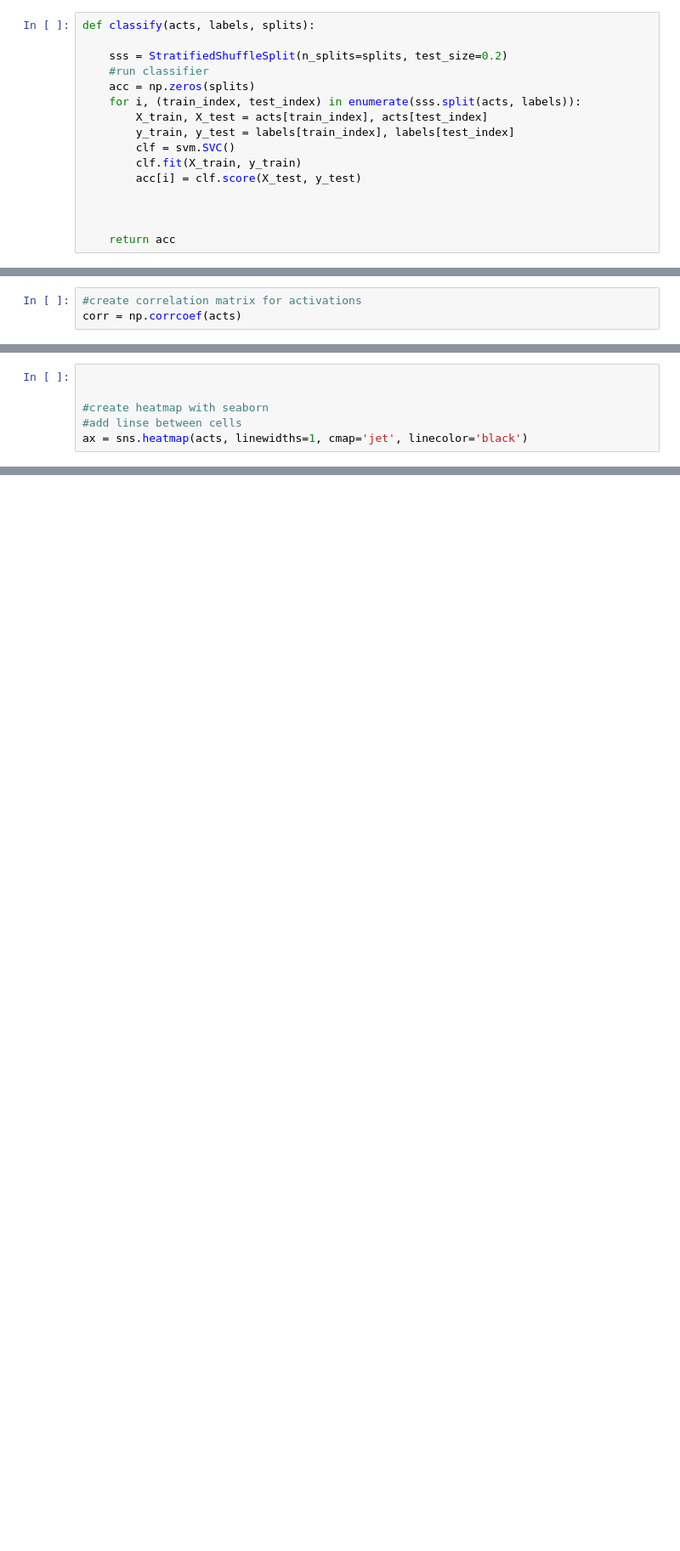
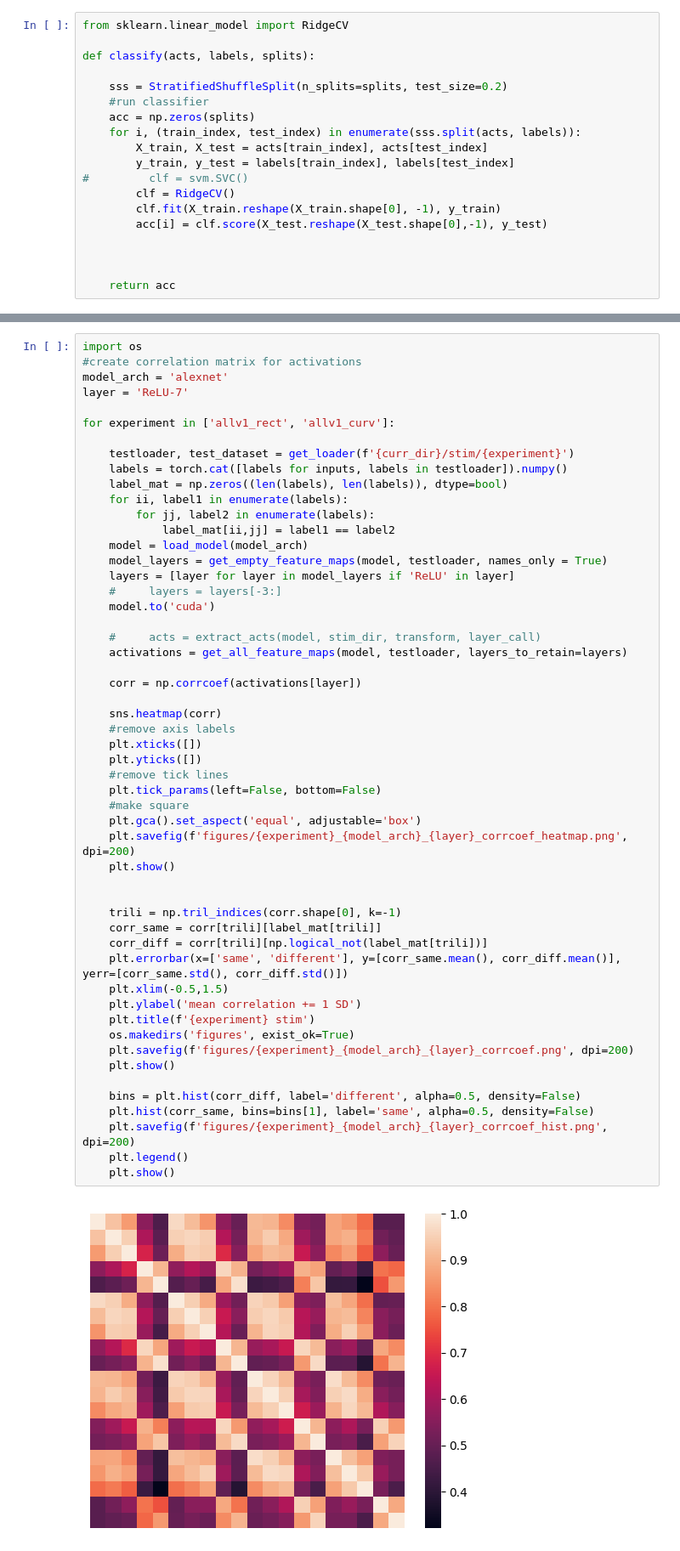
Before and after one commit to vayzenb/goodale-milner-test, a Jupyter notebook: dnn_playground.ipynb, the cells around one changed output, grey strips where cells are left out. Shown at 85% size. Drawn from its saved outputs; the diff is of its cells as text; blank space fills up the shorter version.

```diff
--- a/dnn_playground.ipynb
+++ b/dnn_playground.ipynb
@@ -129,4 +139,6 @@ def extract_acts(model, image_dir, transform, layer_call):
 # %%
+from sklearn.linear_model import RidgeCV
+
 def classify(acts, labels, splits):
 
     sss = StratifiedShuffleSplit(n_splits=splits, test_size=0.2)
@@ -135,9 +147,10 @@ def classify(acts, labels, splits):
     for i, (train_index, test_index) in enumerate(sss.split(acts, labels)):
         X_train, X_test = acts[train_index], acts[test_index]
         y_train, y_test = labels[train_index], labels[test_index]
-        clf = svm.SVC()
-        clf.fit(X_train, y_train)
-        acc[i] = clf.score(X_test, y_test)
+#         clf = svm.SVC()
+        clf = RidgeCV()
+        clf.fit(X_train.reshape(X_train.shape[0], -1), y_train)
+        acc[i] = clf.score(X_test.reshape(X_test.shape[0],-1), y_test)
 
 
 
@@ -275,3 +157,0 @@ extracting features...
-# %%
-#create correlation matrix for activations
-corr = np.corrcoef(acts)
@@ -296,6 +157,0 @@ plt.savefig('corr_matrix.png', dpi=300, bbox_inches='tight')
-# %%
-
-
-#create heatmap with seaborn
-#add linse between cells
-ax = sns.heatmap(acts, linewidths=1, cmap='jet', linecolor='black')
@@ -303,0 +231,55 @@ ax = sns.heatmap(acts, linewidths=1, cmap='jet', linecolor='black')
+# %%
+import os
+#create correlation matrix for activations
+model_arch = 'alexnet'
+layer = 'ReLU-7'
+
+for experiment in ['allv1_rect', 'allv1_curv']:
+
+    testloader, test_dataset = get_loader(f'{curr_dir}/stim/{experiment}')
+    labels = torch.cat([labels for inputs, labels in testloader]).numpy()
+    label_mat = np.zeros((len(labels), len(labels)), dtype=bool)
+    for ii, label1 in enumerate(labels):
+        for jj, label2 in enumerate(labels):
+            label_mat[ii,jj] = label1 == label2
+    model = load_model(model_arch)
+    model_layers = get_empty_feature_maps(model, testloader, names_only = True)
+    layers = [layer for layer in model_layers if 'ReLU' in layer]
+    #     layers = layers[-3:]
+    model.to('cuda')
+
+    #     acts = extract_acts(model, stim_dir, transform, layer_call)
+    activations = get_all_feature_maps(model, testloader, layers_to_retain=layers)
+
+    corr = np.corrcoef(activations[layer])
+
+    sns.heatmap(corr)
+    #remove axis labels
+    plt.xticks([])
+    plt.yticks([])
+    #remove tick lines
+    plt.tick_params(left=False, bottom=False)
+    #make square
+    plt.gca().set_aspect('equal', adjustable='box')
+    plt.savefig(f'figures/{experiment}_{model_arch}_{layer}_corrcoef_heatmap.png', dpi=200)
+    plt.show()
+
+
+    trili = np.tril_indices(corr.shape[0], k=-1)
+    corr_same = corr[trili][label_mat[trili]]
+    corr_diff = corr[trili][np.logical_not(label_mat[trili])]
+    plt.errorbar(x=['same', 'different'], y=[corr_same.mean(), corr_diff.mean()], yerr=[corr_same.std(), corr_diff.std()])
+    plt.xlim(-0.5,1.5)
+    plt.ylabel('mean correlation += 1 SD')
+    plt.title(f'{experiment} stim')
+    os.makedirs('figures', exist_ok=True)
+    plt.savefig(f'figures/{experiment}_{model_arch}_{layer}_corrcoef.png', dpi=200)
+    plt.show()
+
+    bins = plt.hist(corr_diff, label='different', alpha=0.5, density=False)
+    plt.hist(corr_same, bins=bins[1], label='same', alpha=0.5, density=False)
+    plt.savefig(f'figures/{experiment}_{model_arch}_{layer}_corrcoef_hist.png', dpi=200)
+    plt.legend()
+    plt.show()
+# %% [output]
+[figure, added]
```
Also changed, not shown: parts of 15 cells of this notebook.
